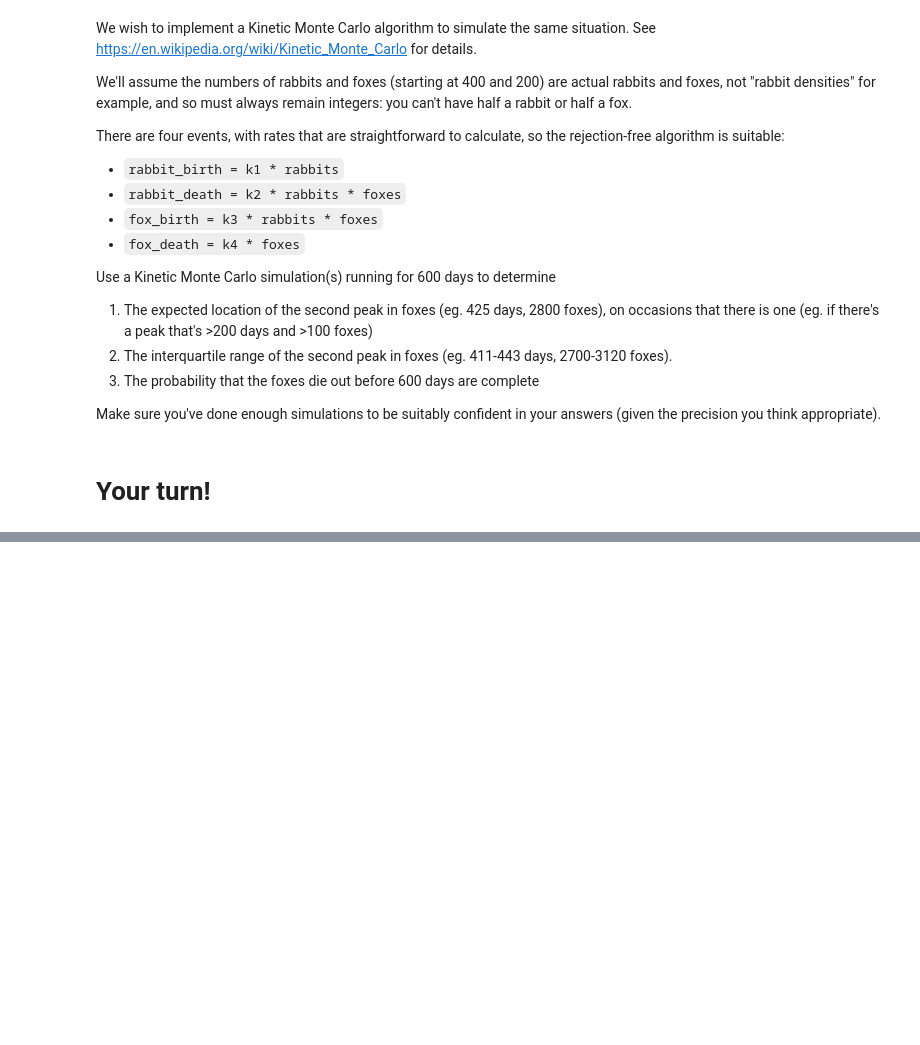
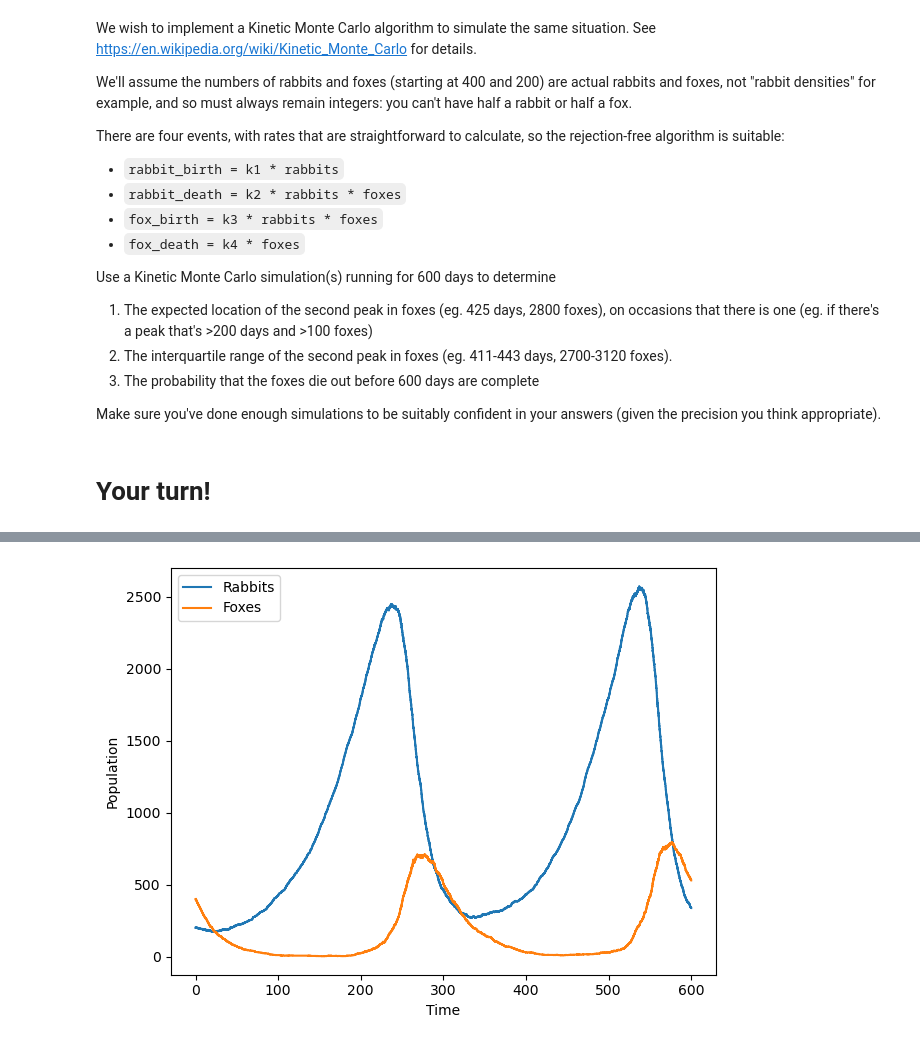
Before and after one commit to CHME5137/KMC, a Jupyter notebook: rabbits-and-foxes-kmc-question.ipynb, the cells around one changed output, grey strips where cells are left out. Saved outputs shown, nothing was run; the diff lists cells and outputs as text; code cells hidden in the pictures; blank space fills up the shorter version.

Commit message:
My update on the rabbit and foxes simulation

```diff
--- a/rabbits-and-foxes-kmc-question.ipynb
+++ b/rabbits-and-foxes-kmc-question.ipynb
@@ -42,0 +204,86 @@ Make sure you've done enough simulations to be suitably confident in your answer
+# %%
+import numpy as np
+from matplotlib import pyplot as plt
+from numpy import random
+
+def data(t, y):
+    y = rabbits, foxes
+    drdt = k1 * r - k2 * r * f
+    dfdt = k3 * r * f - k4 * f
+    return [drdt, dfdt]
+
+time = 0.0
+rabbits = 200
+fox = 400
+
+
+k1 = 0.015
+k2 = 0.00004
+k3 = 0.00004
+k4 = 0.04
+
+# History
+times = [time]
+rabbit_hist = [rabbits]
+fox_hist = [fox]
+
+end_time = 600.0
+
+
+while time < end_time and rabbits > 0 and fox >= 0:
+
+    rate_rabbit_birth = k1 * rabbits
+    rate_rabbit_death = k2 * rabbits * fox
+    rate_fox_birth = k3 * rabbits * fox
+    rate_fox_death = k4 * fox
+
+    rates = np.array([rate_rabbit_birth,
+                      rate_rabbit_death,
+                      rate_fox_birth,
+                      rate_fox_death])
+
+    total_rate = rates.sum()
+    if total_rate <= 0:
+        # no more reactions possible
+        break
+
+    # time to next reaction
+    r1 = np.random.uniform(0, 1)
+    tau = -np.log(r1) / total_rate
+    time += tau
+
+    # choose which reaction happens
+    r2 = np.random.uniform(0, 1) * total_rate
+    cumulative = np.cumsum(rates)
+    reaction_index = np.searchsorted(cumulative, r2)
+
+
+    if reaction_index == 0:
+        rabbits += 1           # rabbit birth
+    elif reaction_index == 1:  # rabbit death by predation: remove one rabbit
+
+        rabbits = max(0, rabbits - 1)
+    elif reaction_index == 2:   # fox birth (assume predation event also reduces rabbit by 1)
+
+        rabbits = max(0, rabbits - 1)
+        fox += 1
+    elif reaction_index == 3:
+        fox = max(0, fox - 1)
+
+    # record
+    times.append(time)
+    rabbit_hist.append(rabbits)
+    fox_hist.append(fox)
+
+# Plot results
+
+plt.step(times, rabbit_hist, label='Rabbits')
+plt.step(times, fox_hist, label='Foxes')
+plt.xlabel('Time')
+plt.ylabel('Population')
+plt.legend()
+
+plt.tight_layout()
+plt.show()
+# %% [output]
+[figure, added]
```
Also changed, not shown: parts of 4 cells of this notebook.
